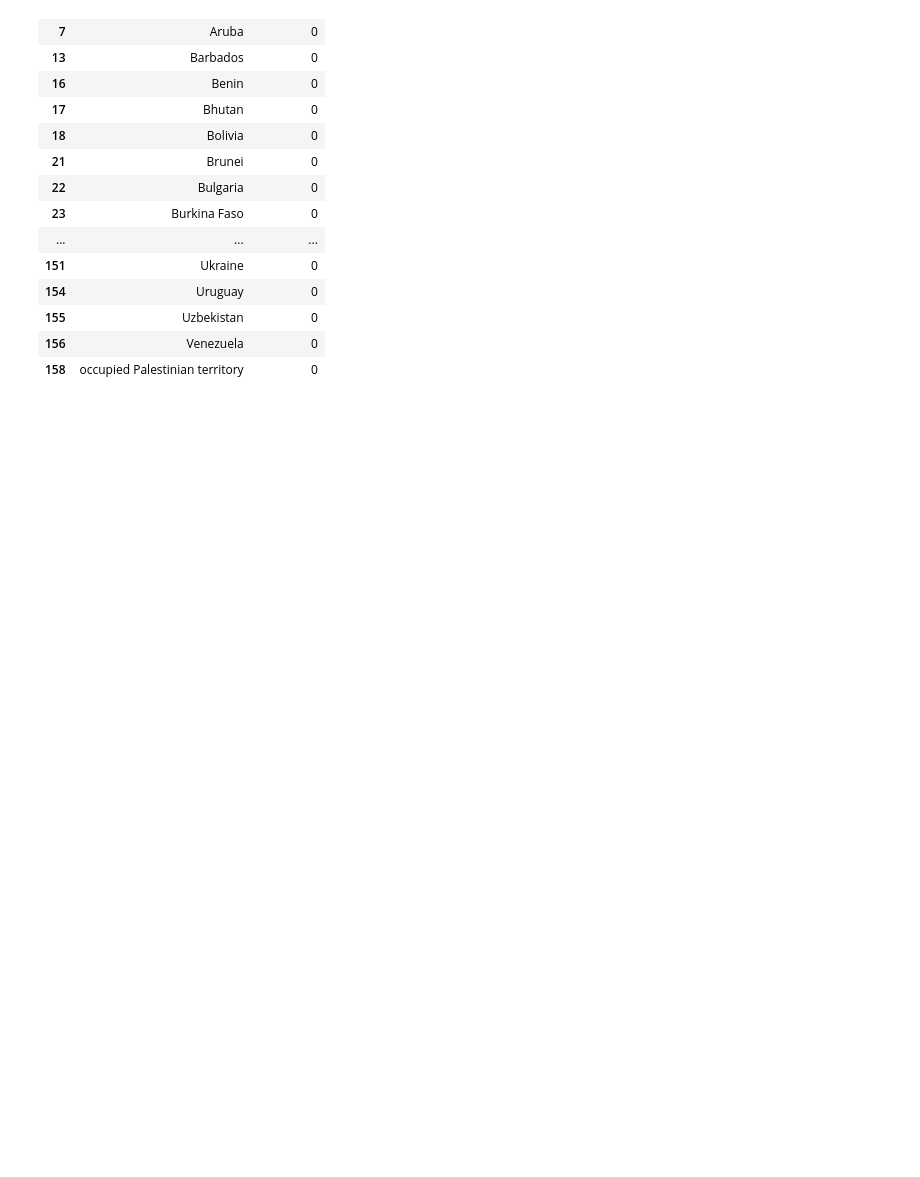
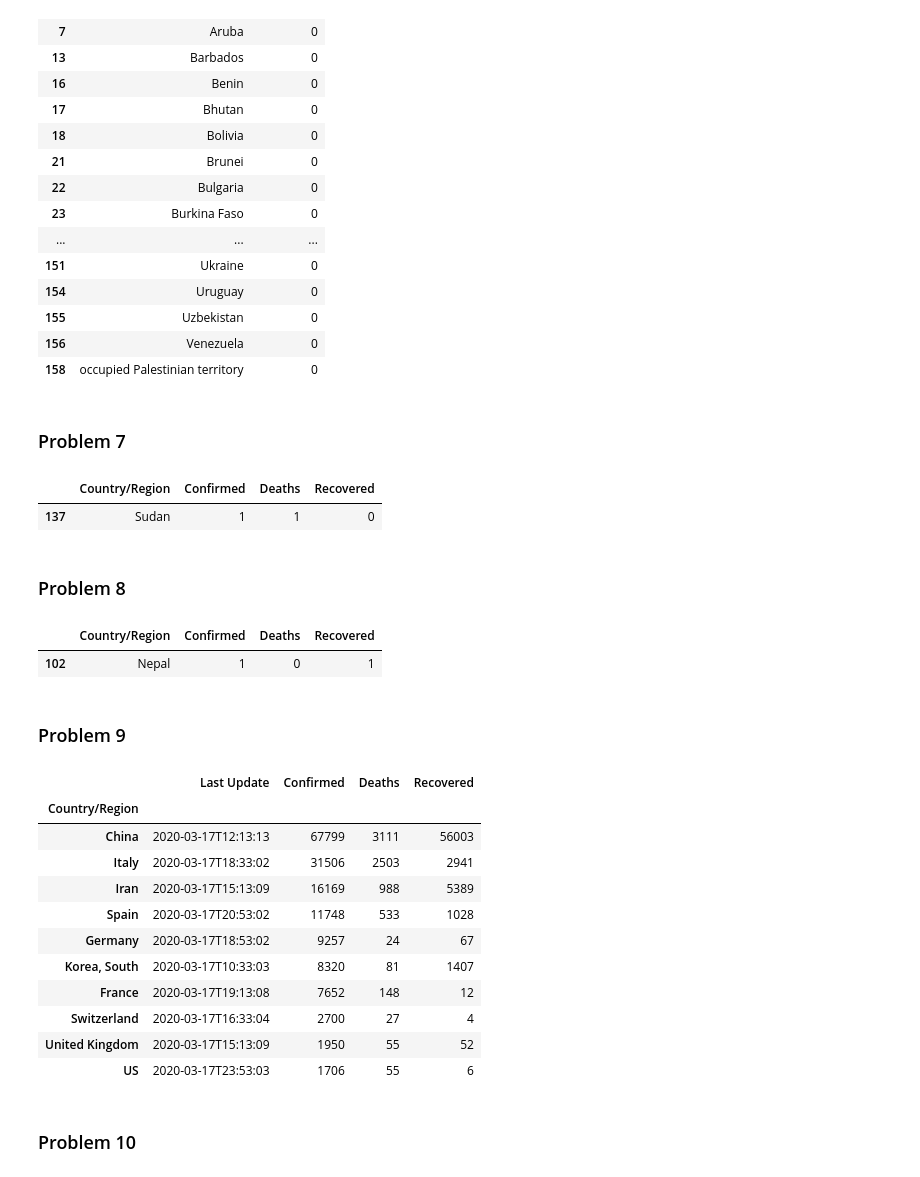
Before and after one commit to mreddy1992/learn-pandas, a Jupyter notebook: covid19-eda.ipynb, the cells around one changed output. Drawn from its saved outputs; the diff is of its cells as text; code cells hidden in the pictures; blank space fills up the shorter version.

```diff
--- a/covid19-eda.ipynb
+++ b/covid19-eda.ipynb
@@ -217,3 +217,5 @@ covid_data_zero_recovered
 | 155 | Uzbekistan | 0 |
 | 156 | Venezuela | 0 |
 | 158 | occupied Palestinian territory | 0 |
+# %% [markdown]
+### Problem 7
@@ -219,0 +226,7 @@ covid_data_zero_recovered
+# %%
+covid_data_group_confirmed_deaths_equal
+# %% [output]
+|  | Country/Region | Confirmed | Deaths | Recovered |
+| 137 | Sudan | 1 | 1 | 0 |
+# %% [markdown]
+### Problem 8
@@ -219,0 +237,32 @@ covid_data_zero_recovered
+# %%
+covid_data_group_all_recovered
+# %% [output]
+|  | Country/Region | Confirmed | Deaths | Recovered |
+| 102 | Nepal | 1 | 0 | 1 |
+# %% [markdown]
+### Problem 9
+# %%
+covid_data_top_10_confirmed_country_wise = covid_data.groupby('Country/Region').max().sort_values(by = 'Confirmed',
+                                                                                                 ascending = False)[:10]
+# %%
+covid_data_top_10_confirmed_country_wise = covid_data_top_10_confirmed_country_wise[['Last Update',
+                                                                                     'Confirmed',
+                                                                                     'Deaths',
+                                                                                     'Recovered']]
+# %%
+covid_data_top_10_confirmed_country_wise
+# %% [output]
+|  | Last Update | Confirmed | Deaths | Recovered |
+| Country/Region |  |  |  |  |
+| China | 2020-03-17T12:13:13 | 67799 | 3111 | 56003 |
+| Italy | 2020-03-17T18:33:02 | 31506 | 2503 | 2941 |
+| Iran | 2020-03-17T15:13:09 | 16169 | 988 | 5389 |
+| Spain | 2020-03-17T20:53:02 | 11748 | 533 | 1028 |
+| Germany | 2020-03-17T18:53:02 | 9257 | 24 | 67 |
+| Korea, South | 2020-03-17T10:33:03 | 8320 | 81 | 1407 |
+| France | 2020-03-17T19:13:08 | 7652 | 148 | 12 |
+| Switzerland | 2020-03-17T16:33:04 | 2700 | 27 | 4 |
+| United Kingdom | 2020-03-17T15:13:09 | 1950 | 55 | 52 |
+| US | 2020-03-17T23:53:03 | 1706 | 55 | 6 |
+# %% [markdown]
+### Problem 10
```
Also changed, not shown: parts of 6 cells of this notebook.
